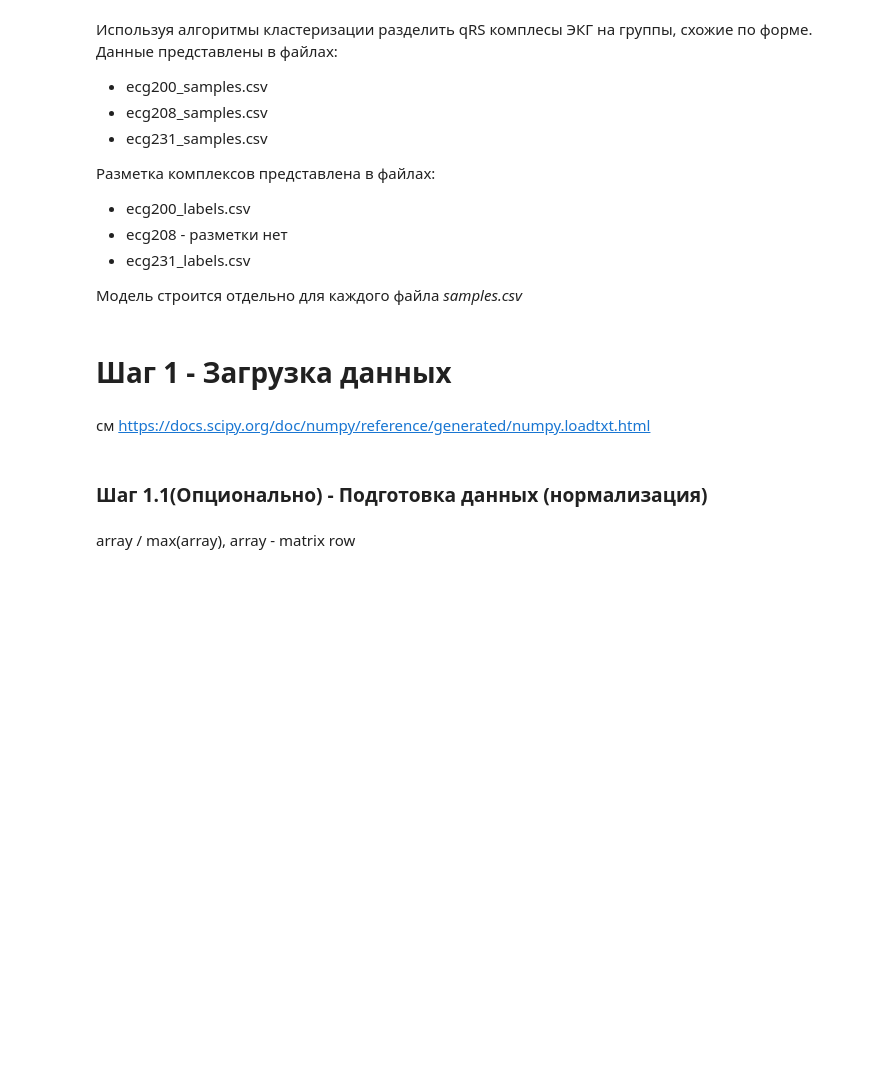
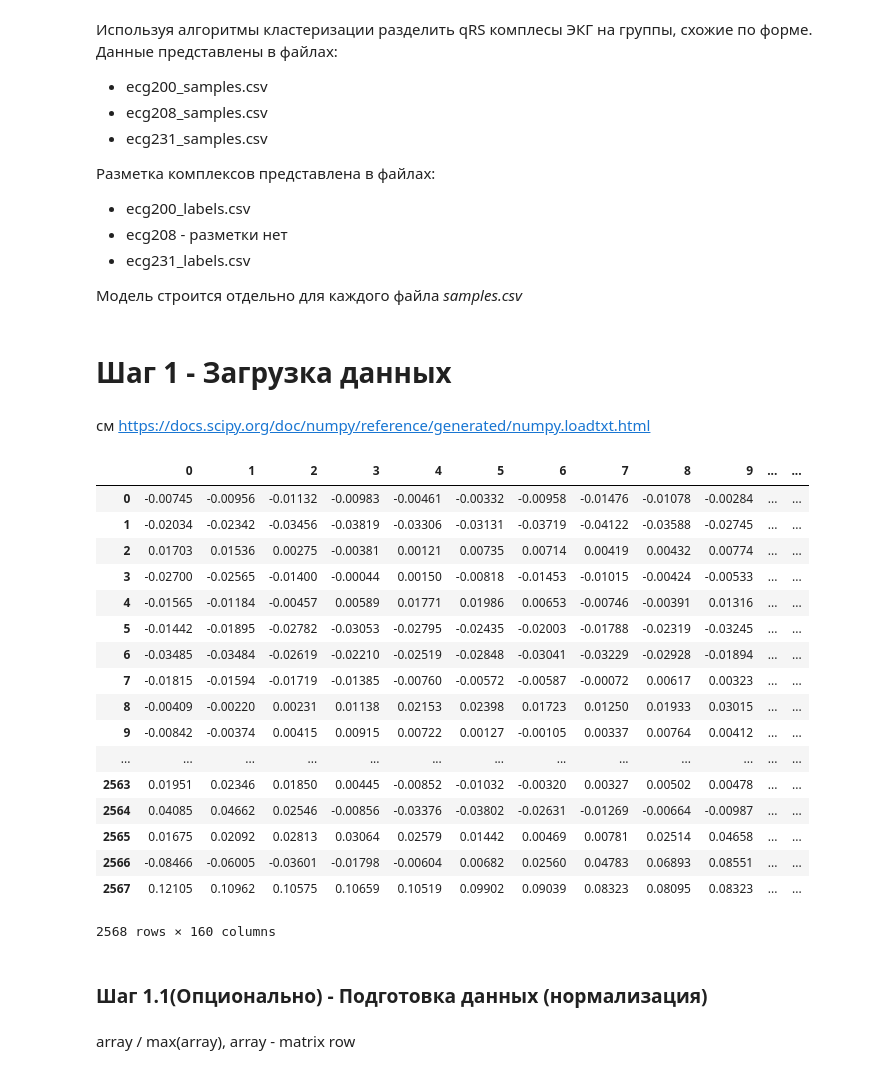
Before and after one commit to axreldable/tech_ml_intro, a Jupyter notebook: lesson_3/lecture/ecg/ecg_task.ipynb, the cells around one changed output. Saved outputs shown, nothing was run; the diff lists cells and outputs as text; code cells hidden in the pictures; blank space fills up the shorter version.

```diff
--- a/lesson_3/lecture/ecg/ecg_task.ipynb
+++ b/lesson_3/lecture/ecg/ecg_task.ipynb
@@ -28,6 +28,30 @@
 # Шаг 1 - Загрузка данных
 # %% [markdown]
 см https://docs.scipy.org/doc/numpy/reference/generated/numpy.loadtxt.html
+# %%
+import pandas
+
+ecg_200_data = pandas.read_csv('ecg_data/ecg200_samples.csv', sep='\t', header=None)
+ecg_200_data
+# %% [output]
+|  | 0 | 1 | 2 | 3 | 4 | 5 | 6 | 7 | 8 | 9 | ... | ... |
+| 0 | -0.00745 | -0.00956 | -0.01132 | -0.00983 | -0.00461 | -0.00332 | -0.00958 | -0.01476 | -0.01078 | -0.00284 | ... | ... |
+| 1 | -0.02034 | -0.02342 | -0.03456 | -0.03819 | -0.03306 | -0.03131 | -0.03719 | -0.04122 | -0.03588 | -0.02745 | ... | ... |
+| 2 | 0.01703 | 0.01536 | 0.00275 | -0.00381 | 0.00121 | 0.00735 | 0.00714 | 0.00419 | 0.00432 | 0.00774 | ... | ... |
+| 3 | -0.02700 | -0.02565 | -0.01400 | -0.00044 | 0.00150 | -0.00818 | -0.01453 | -0.01015 | -0.00424 | -0.00533 | ... | ... |
+| 4 | -0.01565 | -0.01184 | -0.00457 | 0.00589 | 0.01771 | 0.01986 | 0.00653 | -0.00746 | -0.00391 | 0.01316 | ... | ... |
+| 5 | -0.01442 | -0.01895 | -0.02782 | -0.03053 | -0.02795 | -0.02435 | -0.02003 | -0.01788 | -0.02319 | -0.03245 | ... | ... |
+| 6 | -0.03485 | -0.03484 | -0.02619 | -0.02210 | -0.02519 | -0.02848 | -0.03041 | -0.03229 | -0.02928 | -0.01894 | ... | ... |
+| 7 | -0.01815 | -0.01594 | -0.01719 | -0.01385 | -0.00760 | -0.00572 | -0.00587 | -0.00072 | 0.00617 | 0.00323 | ... | ... |
+| 8 | -0.00409 | -0.00220 | 0.00231 | 0.01138 | 0.02153 | 0.02398 | 0.01723 | 0.01250 | 0.01933 | 0.03015 | ... | ... |
+| 9 | -0.00842 | -0.00374 | 0.00415 | 0.00915 | 0.00722 | 0.00127 | -0.00105 | 0.00337 | 0.00764 | 0.00412 | ... | ... |
+| ... | ... | ... | ... | ... | ... | ... | ... | ... | ... | ... | ... | ... |
+| 2563 | 0.01951 | 0.02346 | 0.01850 | 0.00445 | -0.00852 | -0.01032 | -0.00320 | 0.00327 | 0.00502 | 0.00478 | ... | ... |
+| 2564 | 0.04085 | 0.04662 | 0.02546 | -0.00856 | -0.03376 | -0.03802 | -0.02631 | -0.01269 | -0.00664 | -0.00987 | ... | ... |
+| 2565 | 0.01675 | 0.02092 | 0.02813 | 0.03064 | 0.02579 | 0.01442 | 0.00469 | 0.00781 | 0.02514 | 0.04658 | ... | ... |
+| 2566 | -0.08466 | -0.06005 | -0.03601 | -0.01798 | -0.00604 | 0.00682 | 0.02560 | 0.04783 | 0.06893 | 0.08551 | ... | ... |
+| 2567 | 0.12105 | 0.10962 | 0.10575 | 0.10659 | 0.10519 | 0.09902 | 0.09039 | 0.08323 | 0.08095 | 0.08323 | ... | ... |
+2568 rows × 160 columns
 # %% [markdown]
 ### Шаг 1.1(Опционально) - Подготовка данных (нормализация)
 # %% [markdown]
```
Also changed, not shown: parts of 5 cells of this notebook, 8 other files.
